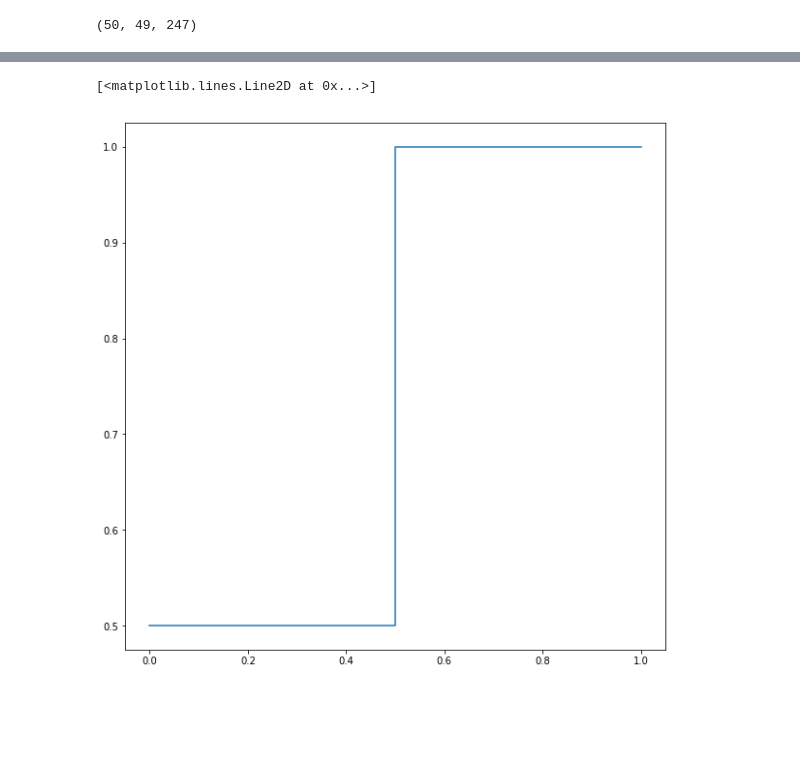
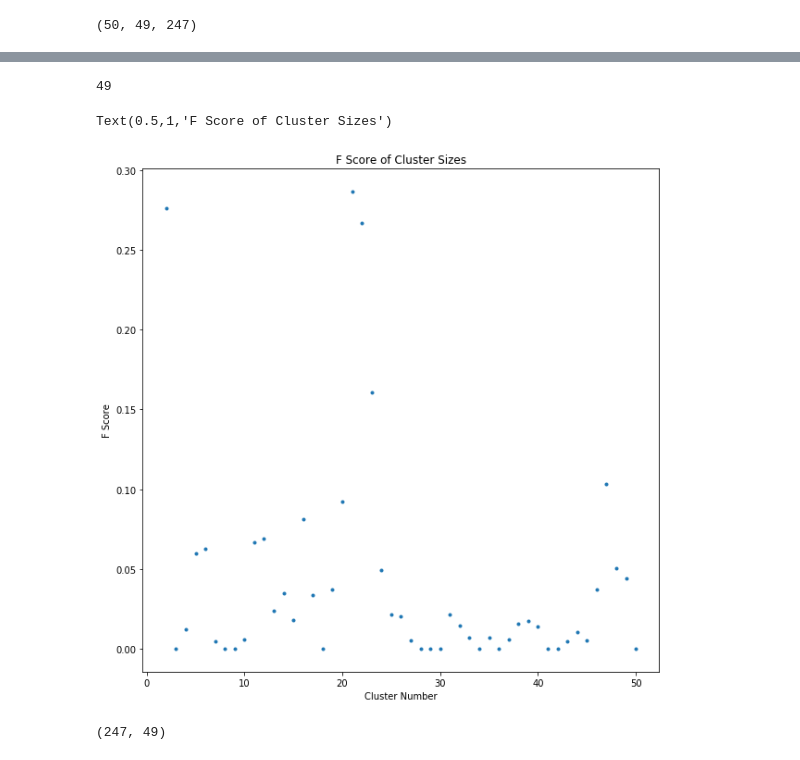
Before and after one commit to BouchardLab/ML_4_prec_prognosis, a Jupyter notebook: notebooks/sensitivity_specificity.ipynb, the cells around one changed output, grey strips where cells are left out. Saved outputs shown, nothing was run; the diff lists cells and outputs as text; code cells hidden in the pictures; blank space fills up the shorter version.

```diff
--- a/notebooks/sensitivity_specificity.ipynb
+++ b/notebooks/sensitivity_specificity.ipynb
@@ -110,12 +129,13 @@ row-i
-# %%
-import numpy as np
-from sklearn import metrics
-y = np.array([1, 1, 2, 2])
-scores = np.array([0.1, 0.4, 0.35, 0.8])
-fpr, tpr, thresholds = metrics.roc_curve(y, scores, pos_label=2)
-fpr
-
-plt.plot(fpr, tpr)
-# %% [output]
-[<matplotlib.lines.Line2D at 0x...>]
-[figure, removed]
+# %%
+len(f_scores)
+len(cluster_sizes)
+# %% [output]
+49
+# %%
+plt.plot(cluster_sizes,f_scores,'.')
+plt.xlabel('Cluster Number')
+plt.ylabel('F Score')
+plt.title('F Score of Cluster Sizes')
+# %% [output]
+Text(0.5,1,'F Score of Cluster Sizes')
+[figure, added]
@@ -121,0 +144,4 @@ plt.plot(fpr, tpr)
+# %%
+pred_bin.shape
+# %% [output]
+(247, 49)
```
Also changed, not shown: parts of 14 cells of this notebook.
